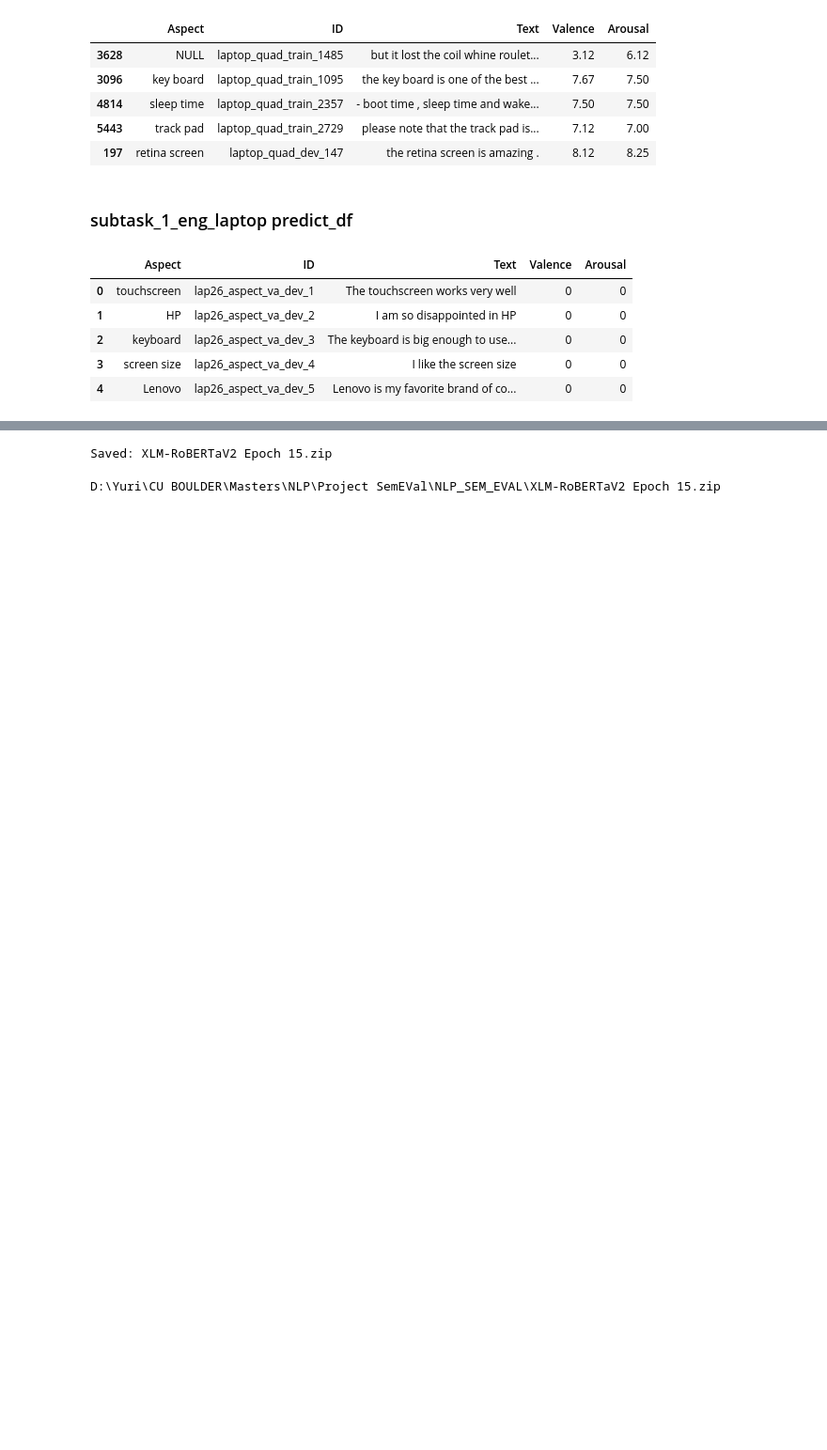
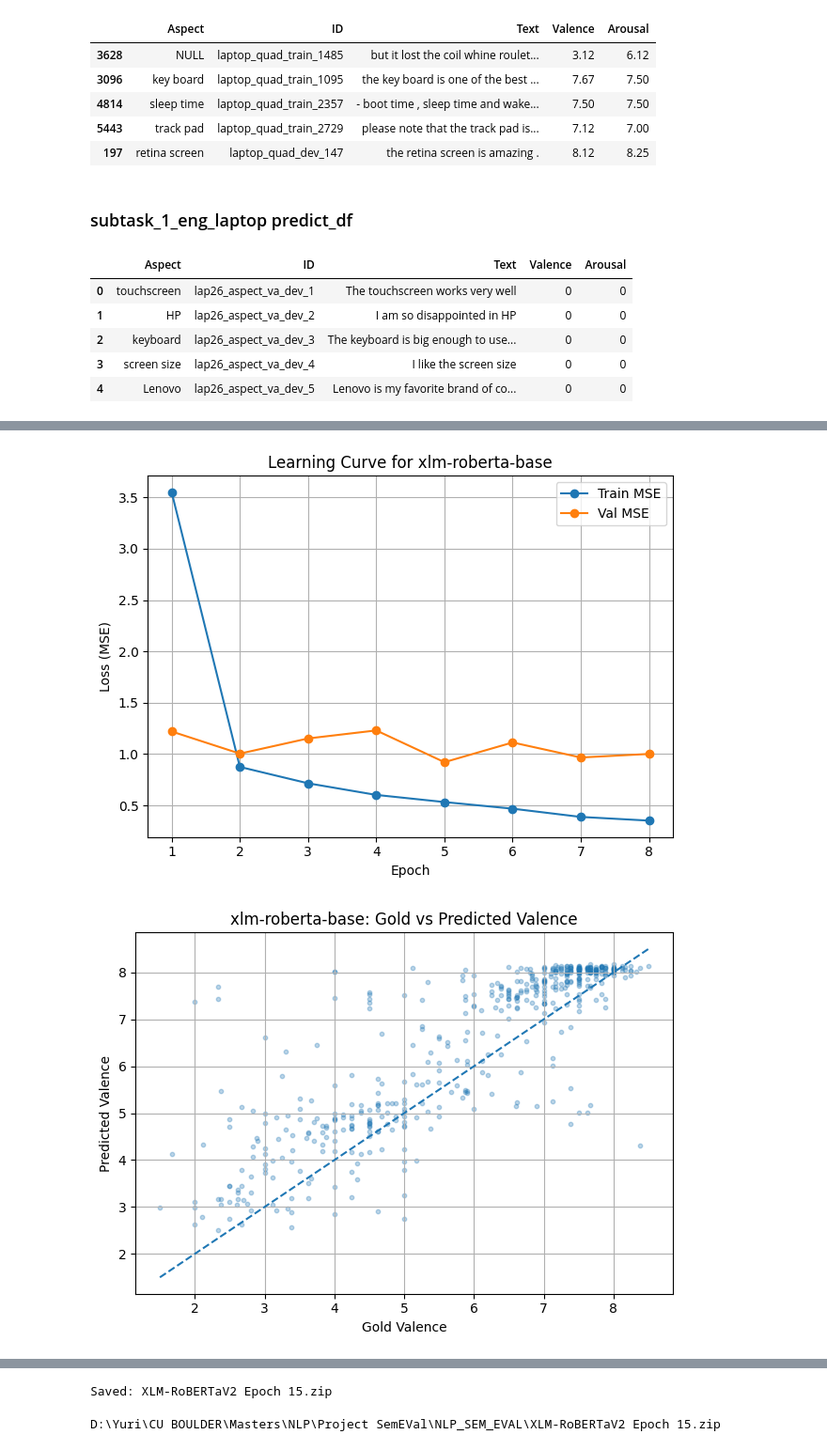
Before and after one commit to SUPERINTIALD/NLP_SEM_EVAL, a Jupyter notebook: V5-XLM-RoBERTaEPOCH20-HYPERPARAM.ipynb, the cells around one changed output, grey strips where cells are left out. Shown: that part at 94% size. Drawn from its saved outputs; the diff is of its cells as text; code cells hidden in the pictures; blank space fills up the shorter version.

Commit message:
V3-V6 graph file upload

```diff
--- a/V5-XLM-RoBERTaEPOCH20-HYPERPARAM.ipynb
+++ b/V5-XLM-RoBERTaEPOCH20-HYPERPARAM.ipynb
@@ -405,0 +436,72 @@ xlm-roberta-base dev_eval: {'PCC_V': np.float32(0.8773114), 'PCC_A': np.float32(
+# %%
+import matplotlib.pyplot as plt
+import numpy as np
+
+# ---------- 1) Learning curve: Train vs Val MSE ----------
+plt.figure()
+plt.plot(range(1, len(train_history) + 1), train_history, marker="o", label="Train MSE")
+plt.plot(range(1, len(val_history) + 1),   val_history,   marker="o", label="Val MSE")
+plt.xlabel("Epoch")
+plt.ylabel("Loss (MSE)")
+plt.title(f"Learning Curve for {model_name}")
+plt.legend()
+plt.grid(True)
+plt.tight_layout()
+plt.show()
+
+# ---------- 2) Scatter plots: correlation for V and A ----------
+
+# Valence scatter
+plt.figure()
+plt.scatter(gold_v, pred_v, alpha=0.3, s=10)
+min_v = min(gold_v.min(), pred_v.min())
+max_v = max(gold_v.max(), pred_v.max())
+plt.plot([min_v, max_v], [min_v, max_v], linestyle="--")  # y = x reference
+plt.xlabel("Gold Valence")
+plt.ylabel("Predicted Valence")
+plt.title(f"{model_name}: Gold vs Predicted Valence")
+plt.grid(True)
+plt.tight_layout()
+plt.show()
+
+# Arousal scatter
+plt.figure()
+plt.scatter(gold_a, pred_a, alpha=0.3, s=10)
+min_a = min(gold_a.min(), pred_a.min())
+max_a = max(gold_a.max(), pred_a.max())
+plt.plot([min_a, max_a], [min_a, max_a], linestyle="--")  # y = x reference
+plt.xlabel("Gold Arousal")
+plt.ylabel("Predicted Arousal")
+plt.title(f"{model_name}: Gold vs Predicted Arousal")
+plt.grid(True)
+plt.tight_layout()
+plt.show()
+
+# ---------- 3) Histograms: calibration / coverage for V and A ----------
+
+# Valence distributions
+plt.figure()
+plt.hist(gold_v, bins=20, alpha=0.5, label="Gold Valence", density=True)
+plt.hist(pred_v, bins=20, alpha=0.5, label="Predicted Valence", density=True)
+plt.xlabel("Valence")
+plt.ylabel("Density")
+plt.title(f"{model_name}: Valence Distribution (Gold vs Predicted)")
+plt.legend()
+plt.grid(True)
+plt.tight_layout()
+plt.show()
+
+# Arousal distributions
+plt.figure()
+plt.hist(gold_a, bins=20, alpha=0.5, label="Gold Arousal", density=True)
+plt.hist(pred_a, bins=20, alpha=0.5, label="Predicted Arousal", density=True)
+plt.xlabel("Arousal")
+plt.ylabel("Density")
+plt.title(f"{model_name}: Arousal Distribution (Gold vs Predicted)")
+plt.legend()
+plt.grid(True)
+plt.tight_layout()
+plt.show()
+# %% [output]
+[figure, added]
+[figure, added]
```
Also changed, not shown: parts of 4 cells of this notebook, 3 other files.
